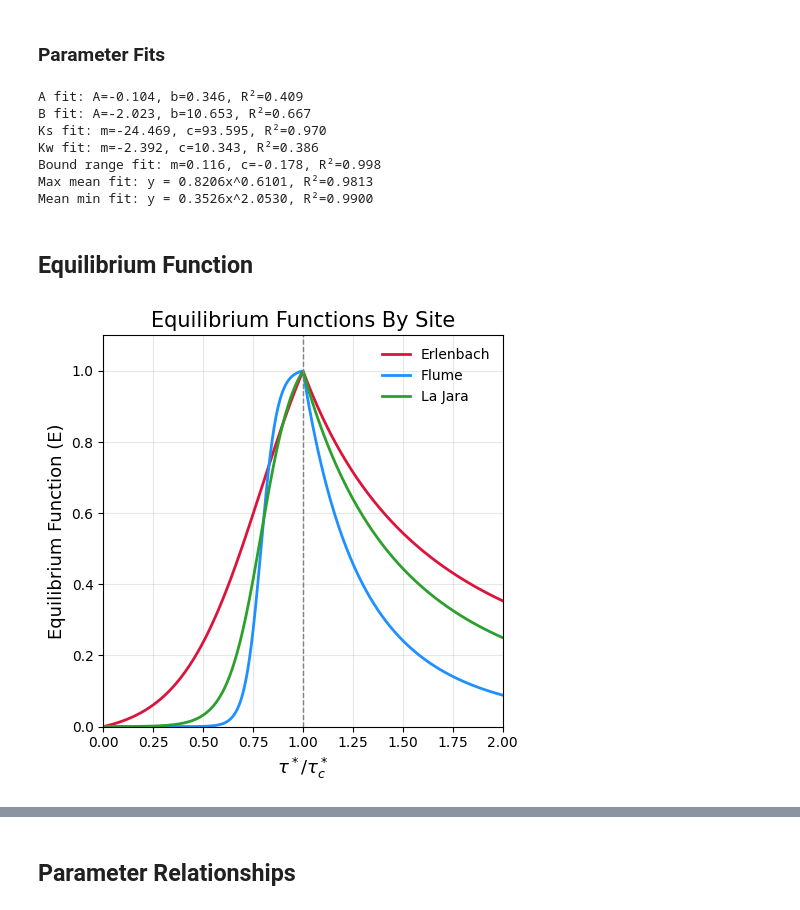
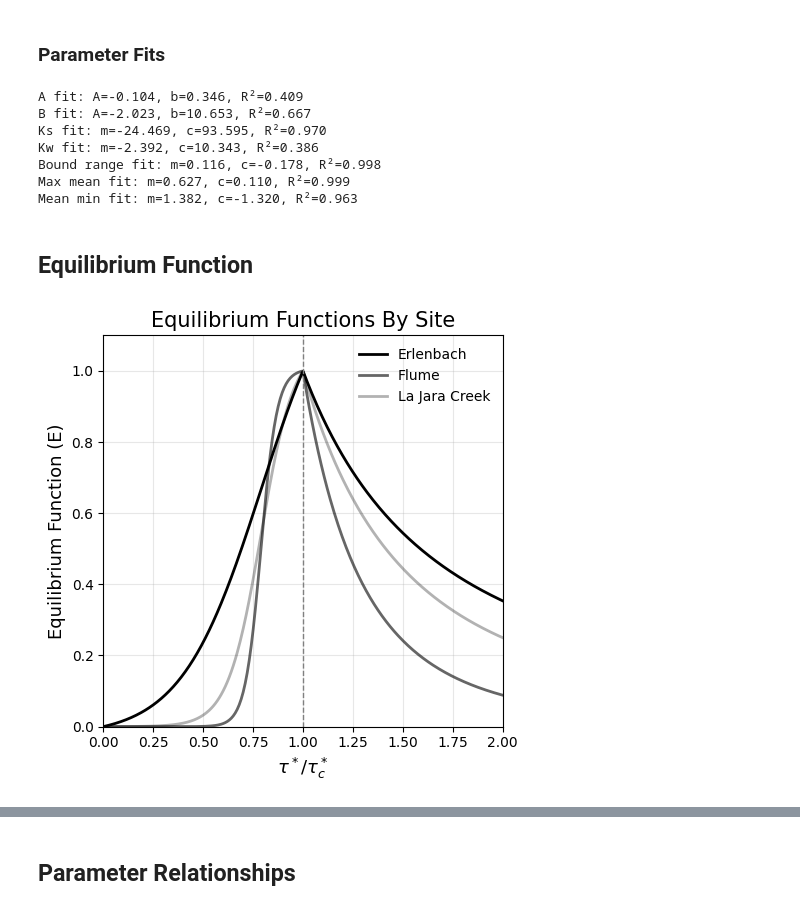
Before and after one commit to nicole-hucke/tauc_plots, a Jupyter notebook: figure8/param_relationships/scatter_plot_fig8.ipynb, the cells around one changed output, grey strips where cells are left out. Cells and saved outputs as stored; diff of their text form; code cells hidden in the pictures.

```diff
--- a/figure8/param_relationships/scatter_plot_fig8.ipynb
+++ b/figure8/param_relationships/scatter_plot_fig8.ipynb
@@ -25,7 +25,13 @@ sites = df['site'].values
 site_colors = {
     'Erlenbach': 'crimson',   # red
     'Flume': 'dodgerblue',       # blue
-    'La Jara': '#2ca02c'      # green
+    'La Jara Creek': '#2ca02c'      # green
+}
+
+site_markers = {
+    'Erlenbach': 'o',
+    'Flume': 's',
+    'La Jara Creek': '^'
 }
 
 colors = [site_colors[s] for s in sites]
@@ -76,21 +82,21 @@ r2_bound = r2_score(bounds, pred)
 def power_law(x, a, b):
     return a * x**b
 
-# Fit power law to max_mean vs sqrt(D84/D16)
-max_mean_params, _ = curve_fit(power_law, x, max_mean, p0=(1, 1))
+# fit linear to max_mean vs sqrt(D84/D16)
+max_mean_params, _ = curve_fit(linear, x, max_mean, p0=(1, 1))
 max_mean_a, max_mean_b = max_mean_params
 max_mean_x_line = np.linspace(min(x), max(x), 300)
-max_mean_y_line = power_law(max_mean_x_line, max_mean_a, max_mean_b)
-pred = power_law(x, max_mean_a, max_mean_b)
+max_mean_y_line = linear(max_mean_x_line, max_mean_a, max_mean_b)
+pred = linear(x, max_mean_a, max_mean_b)
 r2_max_mean = r2_score(max_mean, pred)
 
 
-# Fit power law to mean_min vs sqrt(D84/D16)
-mean_min_params, _ = curve_fit(power_law, x, mean_min, p0=(1, 1))
+# Fit linear to mean_min vs sqrt(D84/D16)
+mean_min_params, _ = curve_fit(linear, x, mean_min, p0=(1, 1))
 mean_min_a, mean_min_b = mean_min_params
 mean_min_x_line = np.linspace(min(x), max(x), 300)
-mean_min_y_line = power_law(mean_min_x_line, mean_min_a, mean_min_b)
-pred = power_law(x, mean_min_a, mean_min_b)
+mean_min_y_line = linear(mean_min_x_line, mean_min_a, mean_min_b)
+pred = linear(x, mean_min_a, mean_min_b)
 r2_mean_min = r2_score(mean_min, pred)
 
 # print results
@@ -99,30 +105,34 @@ print(f"B fit: A={b_m_fit:.3f}, b={b_c_fit:.3f}, R²={r2_b:.3f}")
 print(f"Ks fit: m={ks_m:.3f}, c={ks_c:.3f}, R²={r2_ks:.3f}")
 print(f"Kw fit: m={kw_m:.3f}, c={kw_c:.3f}, R²={r2_kw:.3f}")
 print(f"Bound range fit: m={bound_m:.3f}, c={bound_c:.3f}, R²={r2_bound:.3f}")
-print(f"Max mean fit: y = {max_mean_a:.4f}x^{max_mean_b:.4f}, "f"R²={r2_max_mean:.4f}")
-print(f"Mean min fit: y = {mean_min_a:.4f}x^{mean_min_b:.4f}, "f"R²={r2_mean_min:.4f}")
+print(f"Max mean fit: m={max_mean_a:.3f}, c={max_mean_b:.3f}, R²={r2_max_mean:.3f}")
+print(f"Mean min fit: m={mean_min_a:.3f}, c={mean_min_b:.3f}, R²={r2_mean_min:.3f}")
 # %% [output]
 A fit: A=-0.104, b=0.346, R²=0.409
 B fit: A=-2.023, b=10.653, R²=0.667
 Ks fit: m=-24.469, c=93.595, R²=0.970
 Kw fit: m=-2.392, c=10.343, R²=0.386
 Bound range fit: m=0.116, c=-0.178, R²=0.998
-Max mean fit: y = 0.8206x^0.6101, R²=0.9813
-Mean min fit: y = 0.3526x^2.0530, R²=0.9900
+Max mean fit: m=0.627, c=0.110, R²=0.999
+Mean min fit: m=1.382, c=-1.320, R²=0.963
 # %% [markdown]
 ## Equilibrium Function
 # %%
 site_params = {
     'Erlenbach': {'ks': 5.0,  'kw': 1.5},
     'Flume':     {'ks': 25.0, 'kw': 3.5},
-    'La Jara':   {'ks': 12.0, 'kw': 2.0}
+    'La Jara Creek':   {'ks': 12.0, 'kw': 2.0}
+}
+line_alpha = {
+    'Erlenbach': 1.0,
+    'Flume': 0.6,
+    'La Jara Creek': 0.3
 }
 
 tau_c_min = 0.03
 tau_c_max = 1.0
 xs = 0.79 # sigmoid midpoint
 tc_vals = np.linspace(0, 5, 1000) # τ*/τ*c range
-
 
 fig, ax = plt.subplots(figsize=(5, 5))
 for site, params in site_params.items():
@@ -131,32 +141,32 @@ for site, params in site_params.items():
     tau_equil = []
     for tc in tc_vals:
         # sigmoid function for strengthening (t/tau_c* < 1)
         if tc <= 1:
             sigmoid_0 = 1 / (1 + np.exp(-ks * (0 - xs)))
             sigmoid_1 = 1 / (1 + np.exp(-ks * (1 - xs)))
             sigmoid_tc = 1 / (1 + np.exp(-ks * (tc - xs)))
             sigmoid = (
                 (sigmoid_tc - sigmoid_0)
                 / (sigmoid_1 - sigmoid_0))
             E = sigmoid
 
         # exponential function for weakening (t/tau_c* > 1)
         else:
             E = ((tc ** (-kw)))
         tau_equil.append(E)
 
     # plot
-    ax.plot(tc_vals, tau_equil, linewidth=2, color=site_colors[site], label=site)
+    ax.plot(tc_vals, tau_equil, linewidth=2, color='k', label=site, alpha=line_alpha[site])
 ax.axvline(1, linestyle='--', color='gray', linewidth=1)
 ax.set_xlim(0, 5)
 ax.set_ylim(0, 1.1)
 ax.set_xlabel(r'$\tau^* / \tau_c^*$', fontsize=13)
 ax.set_ylabel(r'Equilibrium Function (E)', fontsize=13)
 ax.set_title(r'Equilibrium Functions By Site', fontsize=15)
 ax.grid(True, alpha=0.3)
 ax.set_xlim(0, 2)
 ax.legend(frameon=False)
 plt.tight_layout()
 plt.show()
 # %% [output]
-[figure, old version]
+[figure, new version]
```
Also changed, not shown: parts of 5 cells of this notebook, 7 other files.
